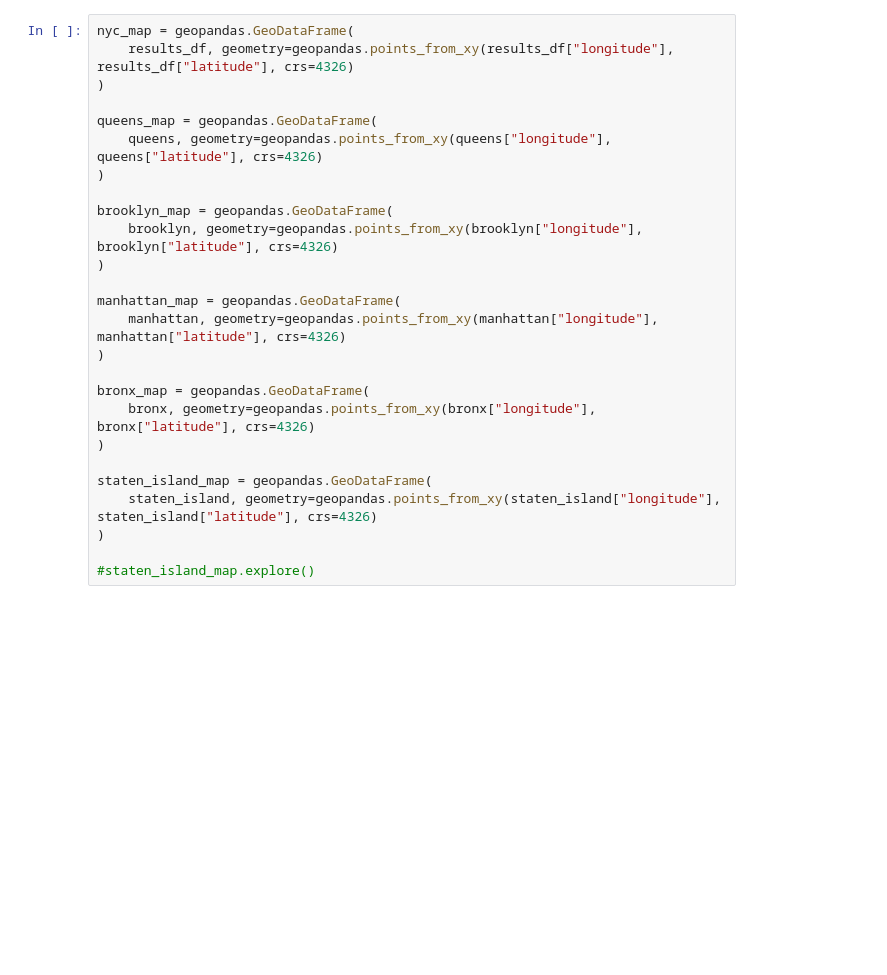
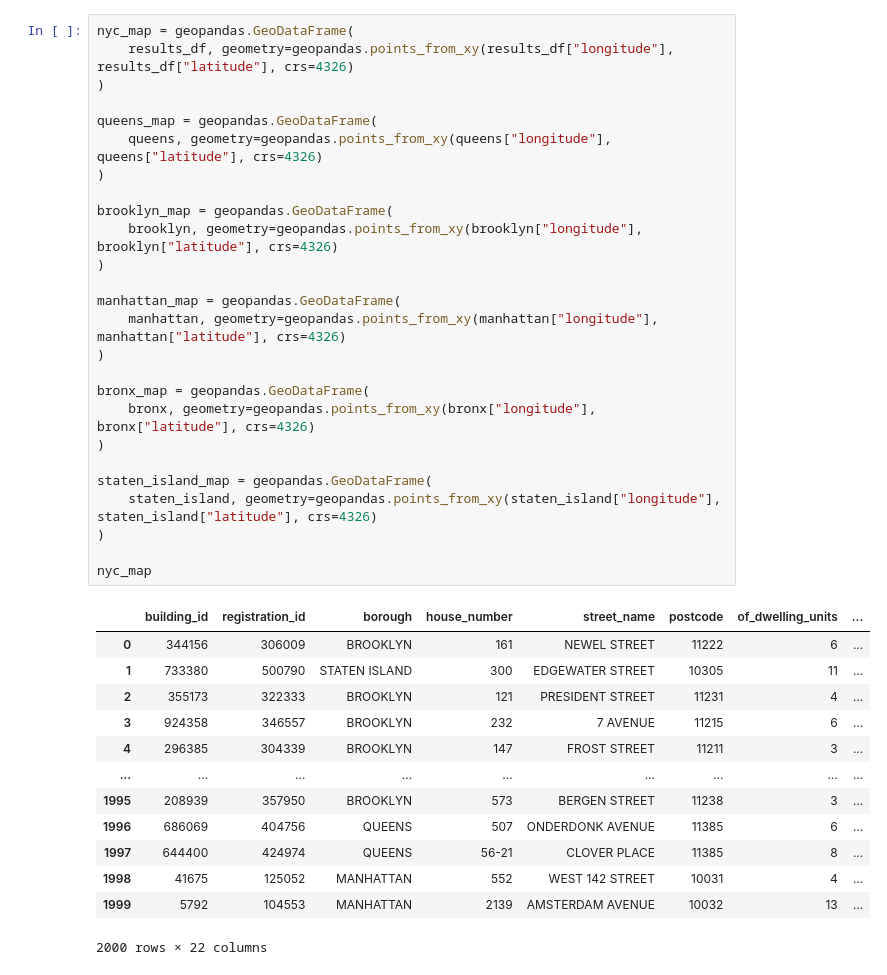
Before and after one commit to willemhelf/bedbug_map, a Jupyter notebook: api.ipynb, the cells around one changed output. Saved outputs shown, nothing was run; the diff lists cells and outputs as text; blank space fills up the shorter version.

```diff
--- a/api.ipynb
+++ b/api.ipynb
@@ -53,26 +53,40 @@ manhattan
 # %%
 nyc_map = geopandas.GeoDataFrame(
     results_df, geometry=geopandas.points_from_xy(results_df["longitude"], results_df["latitude"], crs=4326)
 )
 
 queens_map = geopandas.GeoDataFrame(
     queens, geometry=geopandas.points_from_xy(queens["longitude"], queens["latitude"], crs=4326)
 )
 
 brooklyn_map = geopandas.GeoDataFrame(
     brooklyn, geometry=geopandas.points_from_xy(brooklyn["longitude"], brooklyn["latitude"], crs=4326)
 )
 
 manhattan_map = geopandas.GeoDataFrame(
     manhattan, geometry=geopandas.points_from_xy(manhattan["longitude"], manhattan["latitude"], crs=4326)
 )
 
 bronx_map = geopandas.GeoDataFrame(
     bronx, geometry=geopandas.points_from_xy(bronx["longitude"], bronx["latitude"], crs=4326)
 )
 
 staten_island_map = geopandas.GeoDataFrame(
     staten_island, geometry=geopandas.points_from_xy(staten_island["longitude"], staten_island["latitude"], crs=4326)
 )
 
-#staten_island_map.explore()
+nyc_map
+# %% [output]
+|  | building_id | registration_id | borough | house_number | street_name | postcode | of_dwelling_units | ... |
+| 0 | 344156 | 306009 | BROOKLYN | 161 | NEWEL STREET | 11222 | 6 | ... |
+| 1 | 733380 | 500790 | STATEN ISLAND | 300 | EDGEWATER STREET | 10305 | 11 | ... |
+| 2 | 355173 | 322333 | BROOKLYN | 121 | PRESIDENT STREET | 11231 | 4 | ... |
+| 3 | 924358 | 346557 | BROOKLYN | 232 | 7 AVENUE | 11215 | 6 | ... |
+| 4 | 296385 | 304339 | BROOKLYN | 147 | FROST STREET | 11211 | 3 | ... |
+| ... | ... | ... | ... | ... | ... | ... | ... | ... |
+| 1995 | 208939 | 357950 | BROOKLYN | 573 | BERGEN STREET | 11238 | 3 | ... |
+| 1996 | 686069 | 404756 | QUEENS | 507 | ONDERDONK AVENUE | 11385 | 6 | ... |
+| 1997 | 644400 | 424974 | QUEENS | 56-21 | CLOVER PLACE | 11385 | 8 | ... |
+| 1998 | 41675 | 125052 | MANHATTAN | 552 | WEST 142 STREET | 10031 | 4 | ... |
+| 1999 | 5792 | 104553 | MANHATTAN | 2139 | AMSTERDAM AVENUE | 10032 | 13 | ... |
+2000 rows × 22 columns
```
Also changed, not shown: parts of 2 cells of this notebook, 4 other files.
